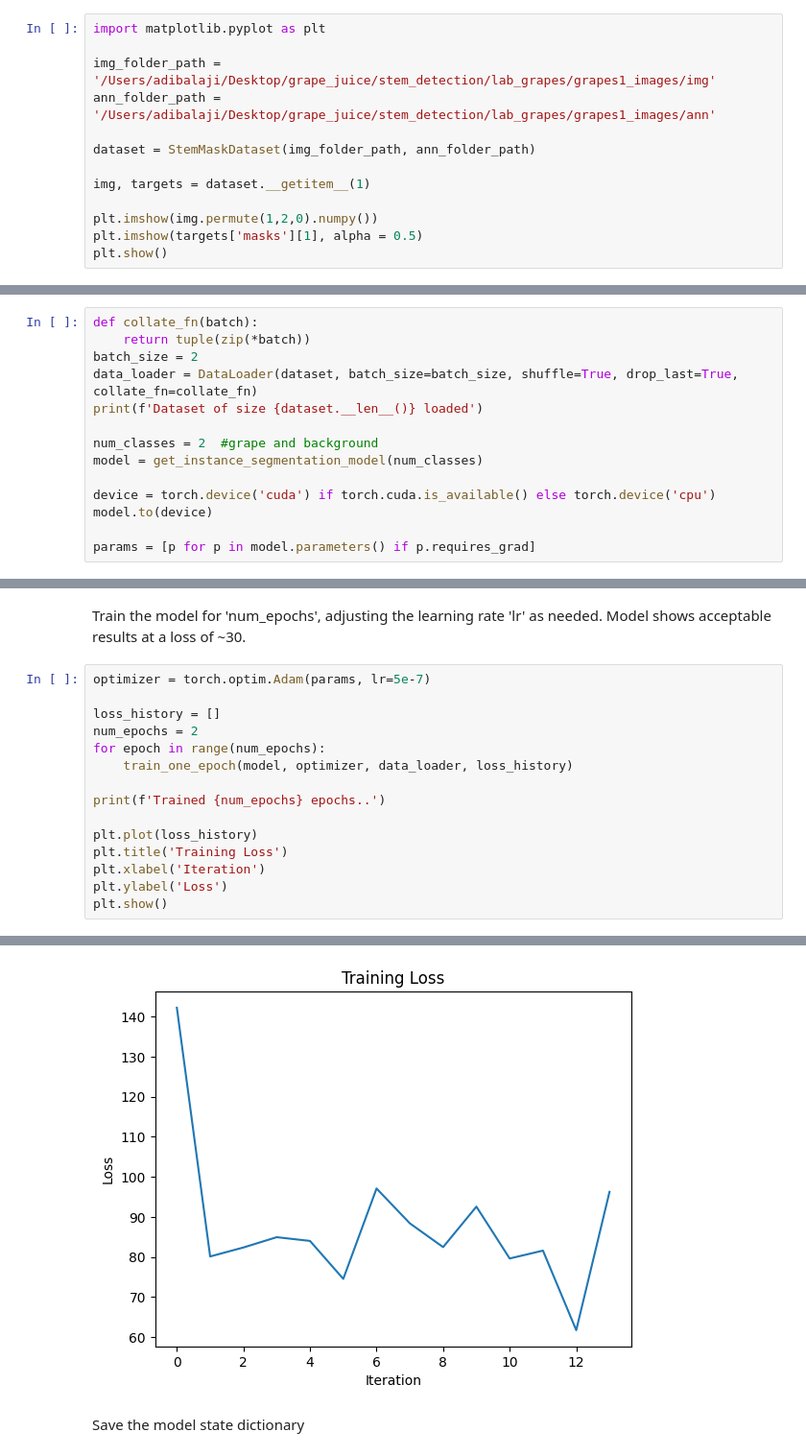
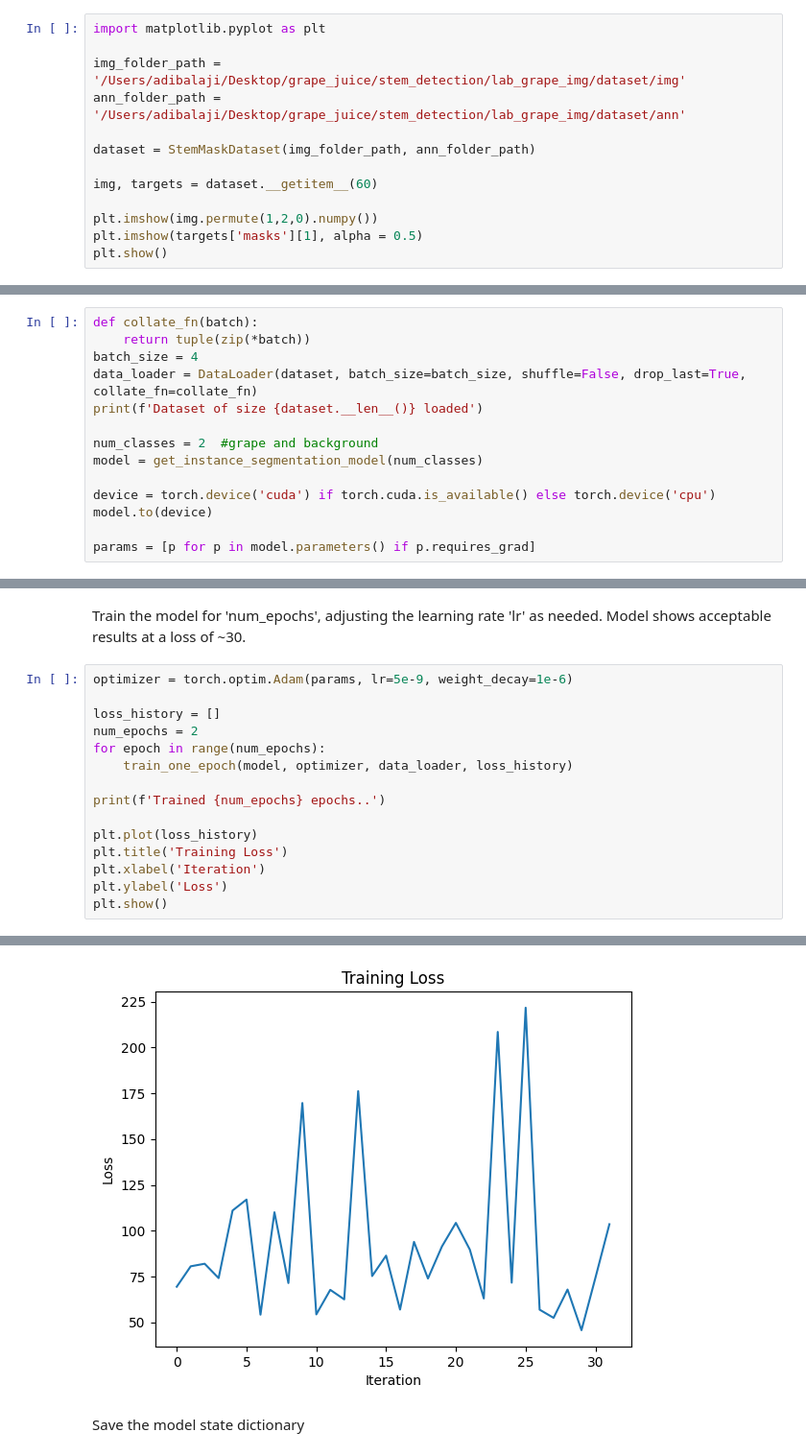
Before and after one commit to adi-balaji/grape_rob, a Jupyter notebook: stem_detection/stem_detection.ipynb, the cells around one changed output, grey strips where cells are left out. Shown at 96% size. Saved outputs shown, nothing was run; the diff lists cells and outputs as text.

```diff
--- a/stem_detection/stem_detection.ipynb
+++ b/stem_detection/stem_detection.ipynb
@@ -100,12 +100,12 @@ Let's visualize a datapoint from the dataset we constructed!
 # %%
 import matplotlib.pyplot as plt
 
-img_folder_path = '/Users/adibalaji/Desktop/grape_juice/stem_detection/lab_grapes/grapes1_images/img'
-ann_folder_path = '/Users/adibalaji/Desktop/grape_juice/stem_detection/lab_grapes/grapes1_images/ann'
+img_folder_path = '/Users/adibalaji/Desktop/grape_juice/stem_detection/lab_grape_img/dataset/img'
+ann_folder_path = '/Users/adibalaji/Desktop/grape_juice/stem_detection/lab_grape_img/dataset/ann'
 
 dataset = StemMaskDataset(img_folder_path, ann_folder_path)
 
-img, targets = dataset.__getitem__(1)
+img, targets = dataset.__getitem__(60)
 
 plt.imshow(img.permute(1,2,0).numpy())
 plt.imshow(targets['masks'][1], alpha = 0.5)
@@ -212,8 +210,8 @@ This cell sets up the PyTorch dataloader and MaskRCNN model for training. You ma
 # %%
 def collate_fn(batch):
     return tuple(zip(*batch))
-batch_size = 2
-data_loader = DataLoader(dataset, batch_size=batch_size, shuffle=True, drop_last=True, collate_fn=collate_fn)
+batch_size = 4
+data_loader = DataLoader(dataset, batch_size=batch_size, shuffle=False, drop_last=True, collate_fn=collate_fn)
 print(f'Dataset of size {dataset.__len__()} loaded')
 
 num_classes = 2  #grape and background
@@ -228,7 +226,7 @@ Dataset of size 15 loaded
 # %% [markdown]
 Train the model for 'num_epochs', adjusting the learning rate 'lr' as needed. Model shows acceptable results at a loss of ~30.
 # %%
-optimizer = torch.optim.Adam(params, lr=5e-7)
+optimizer = torch.optim.Adam(params, lr=5e-9, weight_decay=1e-6)
 
 loss_history = []
 num_epochs = 2
@@ -263,6 +259,6 @@ Average epoch loss: 83.23770250592914
 
 Trained 2 epochs..
-[figure, old version]
+[figure, new version]
 # %% [markdown]
 Save the model state dictionary
 # %%
```
Also changed, not shown: parts of 5 cells of this notebook, 5 other files.
